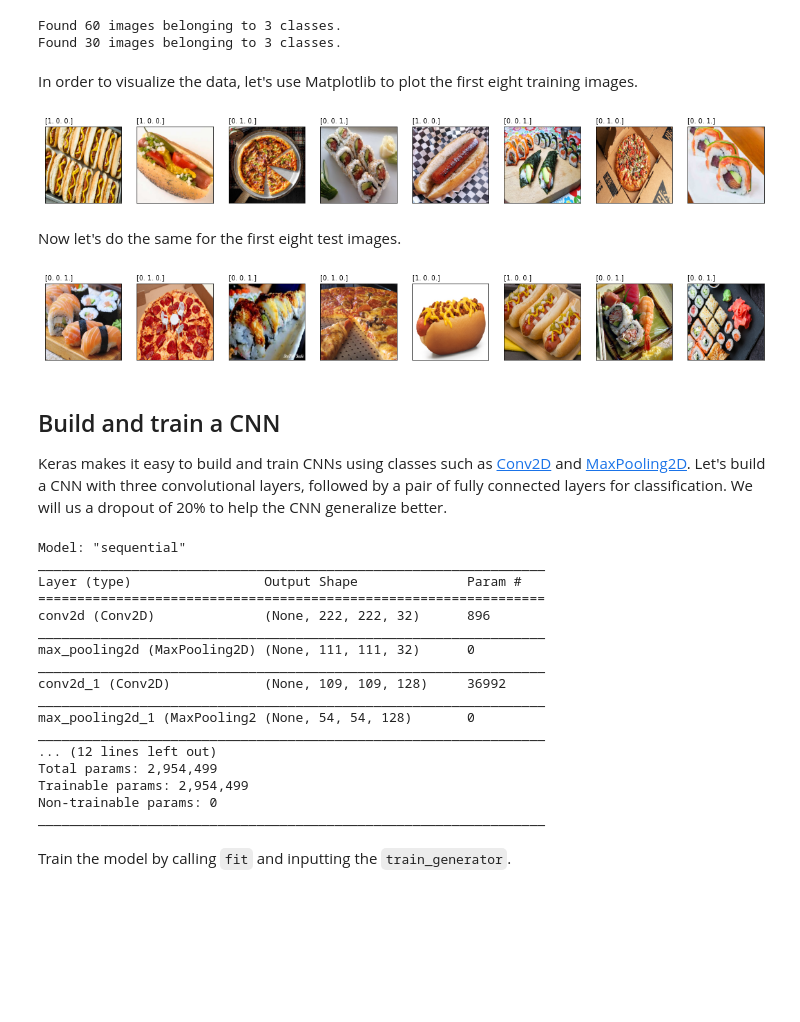
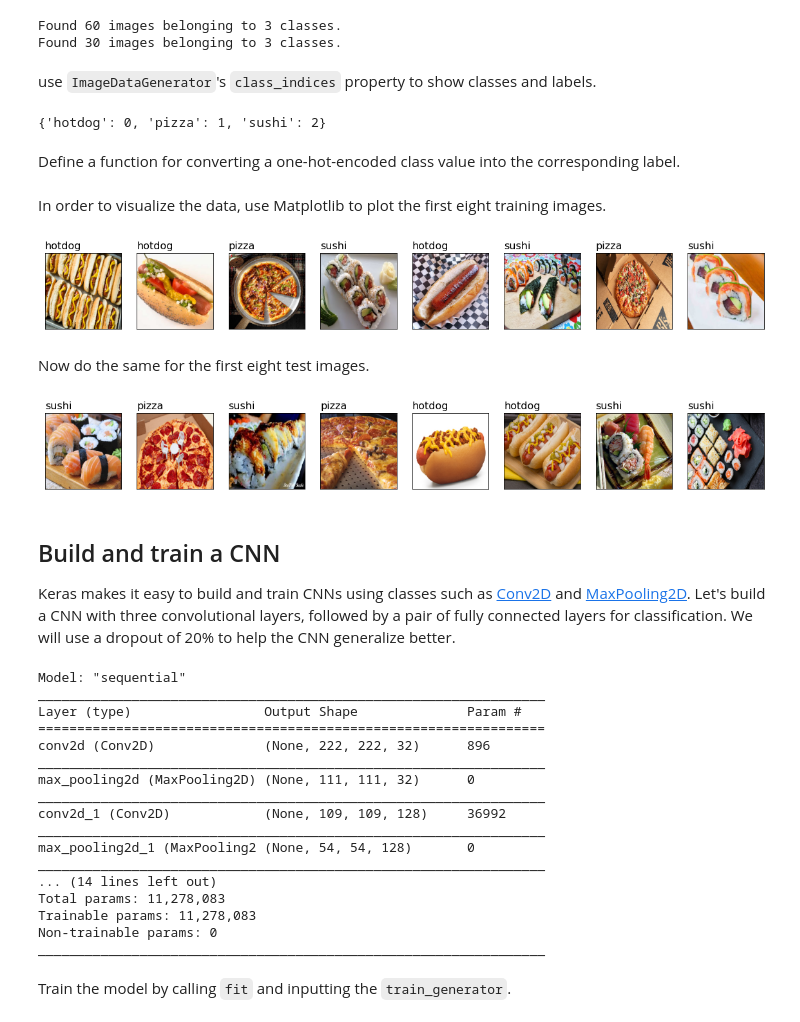
Before and after one commit to jeffprosise/Deep-Learning, a Jupyter notebook: Food CNN 1 - Image Classification.ipynb, the cells around one changed output. Cells and saved outputs as stored; diff of their text form; code cells hidden in the pictures; blank space fills up the shorter version.

```diff
--- a/Food CNN 1 - Image Classification.ipynb
+++ b/Food CNN 1 - Image Classification.ipynb
@@ -11,66 +11,76 @@ The first step is to use Keras's [ImageDataGenerator](https://keras.io/api/prepr
 # %%
 from keras.preprocessing.image import ImageDataGenerator
 
-batch_size = 5
-train_datagen = ImageDataGenerator(rescale=1./255)
-test_datagen = ImageDataGenerator(rescale=1./255)
+image_batch_size = 10
+idg = ImageDataGenerator(rescale=1./255)
 
-train_generator = train_datagen.flow_from_directory(
+train_generator = idg.flow_from_directory(
     directory='food/train',
     target_size=(224, 224),
-    batch_size=batch_size,
+    batch_size=image_batch_size,
     class_mode='categorical',
     seed=42
 )
 
-test_generator = test_datagen.flow_from_directory(
+test_generator = idg.flow_from_directory(
     directory='food/test',
     target_size=(224, 224),
-    batch_size=batch_size,
+    batch_size=image_batch_size,
     class_mode='categorical',
     seed=42
 )
 # %% [output]
 Found 60 images belonging to 3 classes.
 Found 30 images belonging to 3 classes.
+# %% [markdown]
+use `ImageDataGenerator`'s `class_indices` property to show classes and labels.
+# %%
+class_indices = train_generator.class_indices
+print(class_indices)
+# %% [output]
+{'hotdog': 0, 'pizza': 1, 'sushi': 2}
+# %% [markdown]
+Define a function for converting a one-hot-encoded class value into the corresponding label.
+# %%
+def get_label(y, indices):
+    return list(indices.keys())[list(indices.values()).index(y.argmax(axis=-1))]
 # %% [markdown]
-In order to visualize the data, let's use Matplotlib to plot the first eight training images.
+In order to visualize the data, use Matplotlib to plot the first eight training images.
 # %%
 %matplotlib inline
 import matplotlib.pyplot as plt
-import numpy as np
 
-images = np.concatenate([train_generator[0][0], train_generator[1][0]]) # First 10 images
-labels = np.concatenate([train_generator[0][1], train_generator[1][1]]) # First 10 labels
+images = train_generator[0][0] # First 10 images
+labels = train_generator[0][1] # First 10 labels
 
 fig, axes = plt.subplots(1, 8, figsize=(20, 20), subplot_kw={'xticks': [], 'yticks': []})
 
 for i, ax in enumerate(axes.flat):
     ax.imshow(images[i])
-    ax.text(0.0, 1.05, str(labels[i]), transform=ax.transAxes)
+    ax.text(0.0, 1.05, get_label(labels[i], class_indices), transform=ax.transAxes, fontsize=16)
 
 train_generator.reset()
 # %% [output]
-[figure, old version]
+[figure, new version]
 # %% [markdown]
-Now let's do the same for the first eight test images.
+Now do the same for the first eight test images.
 # %%
-images = np.concatenate([test_generator[0][0], test_generator[1][0]]) # First 10 images
-labels = np.concatenate([test_generator[0][1], test_generator[1][1]]) # First 10 labels
+images = test_generator[0][0] # First 10 images
+labels = test_generator[0][1] # First 10 labels
 
 fig, axes = plt.subplots(1, 8, figsize=(20, 20), subplot_kw={'xticks': [], 'yticks': []})
 
 for i, ax in enumerate(axes.flat):
     ax.imshow(images[i])
-    ax.text(0.0, 1.05, str(labels[i]), transform=ax.transAxes)
+    ax.text(0.0, 1.05, get_label(labels[i], class_indices), transform=ax.transAxes, fontsize=16)
 
 test_generator.reset()
 # %% [output]
-[figure, old version]
+[figure, new version]
 # %% [markdown]
 ## Build and train a CNN
 
-Keras makes it easy to build and train CNNs using classes such as [Conv2D](https://keras.io/api/layers/convolution_layers/convolution2d/#conv2d-class) and [MaxPooling2D](https://keras.io/api/layers/pooling_layers/max_pooling2d/#maxpooling2d-class). Let's build a CNN with three convolutional layers, followed by a pair of fully connected layers for classification. We will us a dropout of 20% to help the CNN generalize better.
+Keras makes it easy to build and train CNNs using classes such as [Conv2D](https://keras.io/api/layers/convolution_layers/convolution2d/#conv2d-class) and [MaxPooling2D](https://keras.io/api/layers/pooling_layers/max_pooling2d/#maxpooling2d-class). Let's build a CNN with three convolutional layers, followed by a pair of fully connected layers for classification. We will use a dropout of 20% to help the CNN generalize better.
 # %%
 from keras.models import Sequential
 from keras.layers import Conv2D
@@ -87,7 +97,8 @@ model.add(MaxPooling2D(2, 2))
 model.add(Conv2D(128, (3, 3), activation='relu'))
 model.add(MaxPooling2D(2, 2))
 model.add(Flatten())
-model.add(Dense(32, activation='relu'))
+model.add(Dense(128, activation='relu'))
+model.add(Dense(128, activation='relu'))
 model.add(Dropout(0.2))
 model.add(Dense(3, activation='softmax'))
 model.compile(optimizer='adam', loss='categorical_crossentropy', metrics=['accuracy'])
@@ -105,9 +116,9 @@ conv2d_1 (Conv2D)            (None, 109, 109, 128)     36992
 _________________________________________________________________
 max_pooling2d_1 (MaxPooling2 (None, 54, 54, 128)       0
 _________________________________________________________________
-... (12 lines left out)
-Total params: 2,954,499
-Trainable params: 2,954,499
+... (14 lines left out)
+Total params: 11,278,083
+Trainable params: 11,278,083
 Non-trainable params: 0
 _________________________________________________________________
 # %% [markdown]
```
Also changed, not shown: parts of 3 cells of this notebook, 1 other file.
